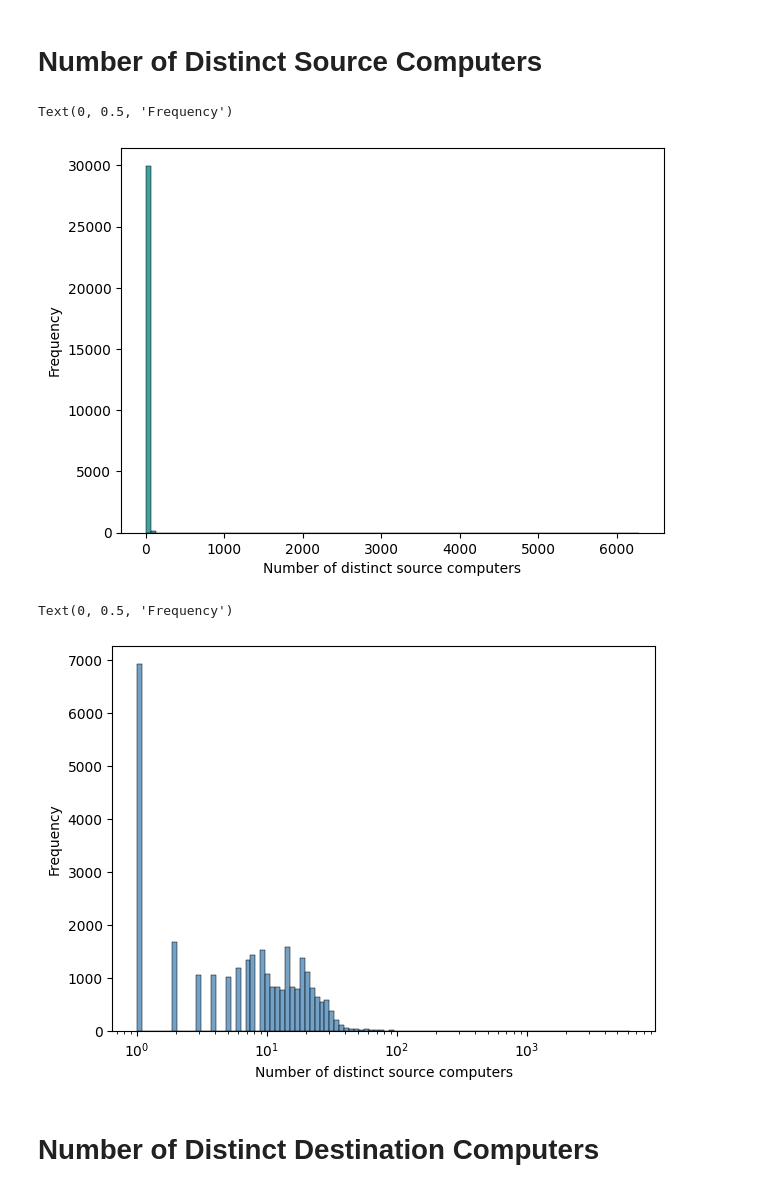
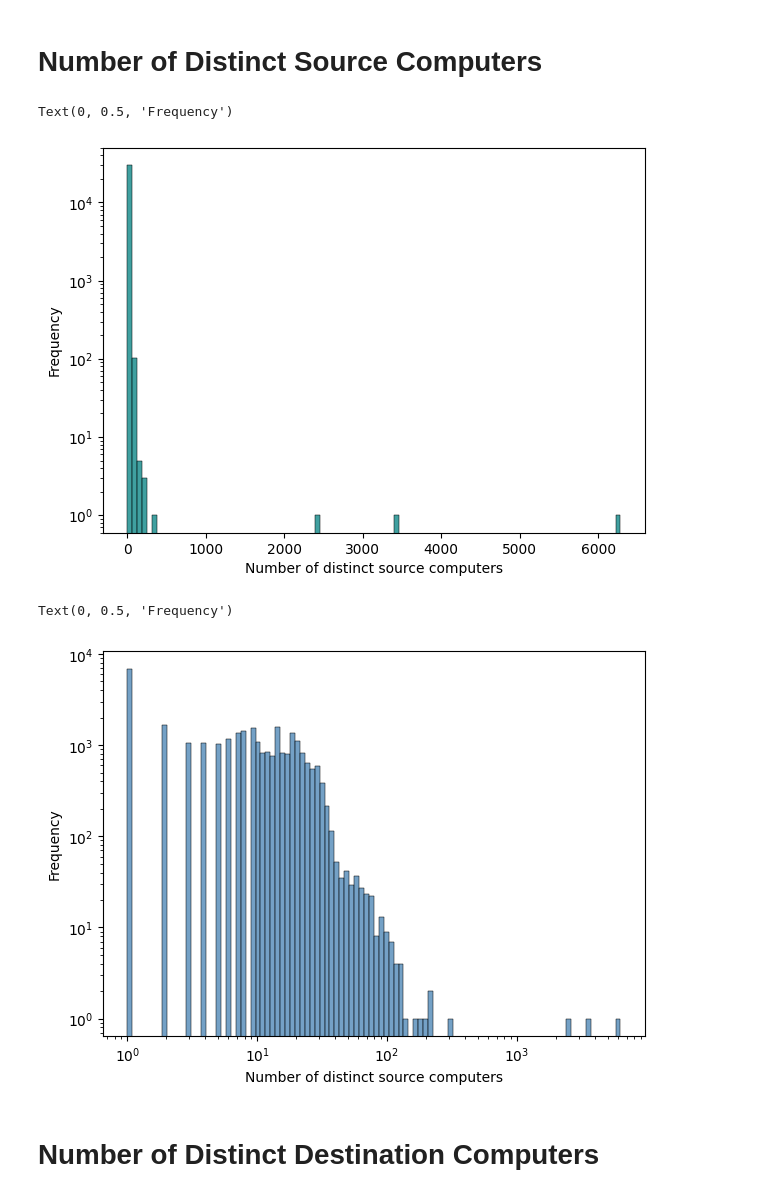
Before and after one commit to Tarun-Rajan99/MSc-Project, a Jupyter notebook: 04_code/feature_construction/feature_selection.ipynb, the cells around one changed output. Cells and saved outputs as stored; diff of their text form; code cells hidden in the pictures.

```diff
--- a/04_code/feature_construction/feature_selection.ipynb
+++ b/04_code/feature_construction/feature_selection.ipynb
@@ -70,22 +70,25 @@ src_comp_counts = distinct_src_comps["total"].to_numpy()
 # Distribution of distinct source computers per user
 fig, ax = plt.subplots(figsize=(7, 5))
 
+
 sns.histplot(src_comp_counts, bins = 100, color = 'teal')
+ax.set_yscale('log')
 plt.xlabel('Number of distinct source computers')
 plt.ylabel('Frequency')
 # %% [output]
 Text(0, 0.5, 'Frequency')
-[figure, old version]
+[figure, new version]
 # %%
 # Distribution of distinct source computers per user (log-scale)
 fig, ax = plt.subplots(figsize=(7, 5))
 
 sns.histplot(src_comp_counts, log_scale=True, bins = 100, color = 'steelblue')
+ax.set_yscale('log')
 plt.xlabel('Number of distinct source computers')
 plt.ylabel('Frequency')
 # %% [output]
 Text(0, 0.5, 'Frequency')
-[figure, old version]
+[figure, new version]
 # %% [markdown]
 # Number of Distinct Destination Computers
 # %%
```
Also changed, not shown: parts of 3 cells of this notebook, 1 other file.
